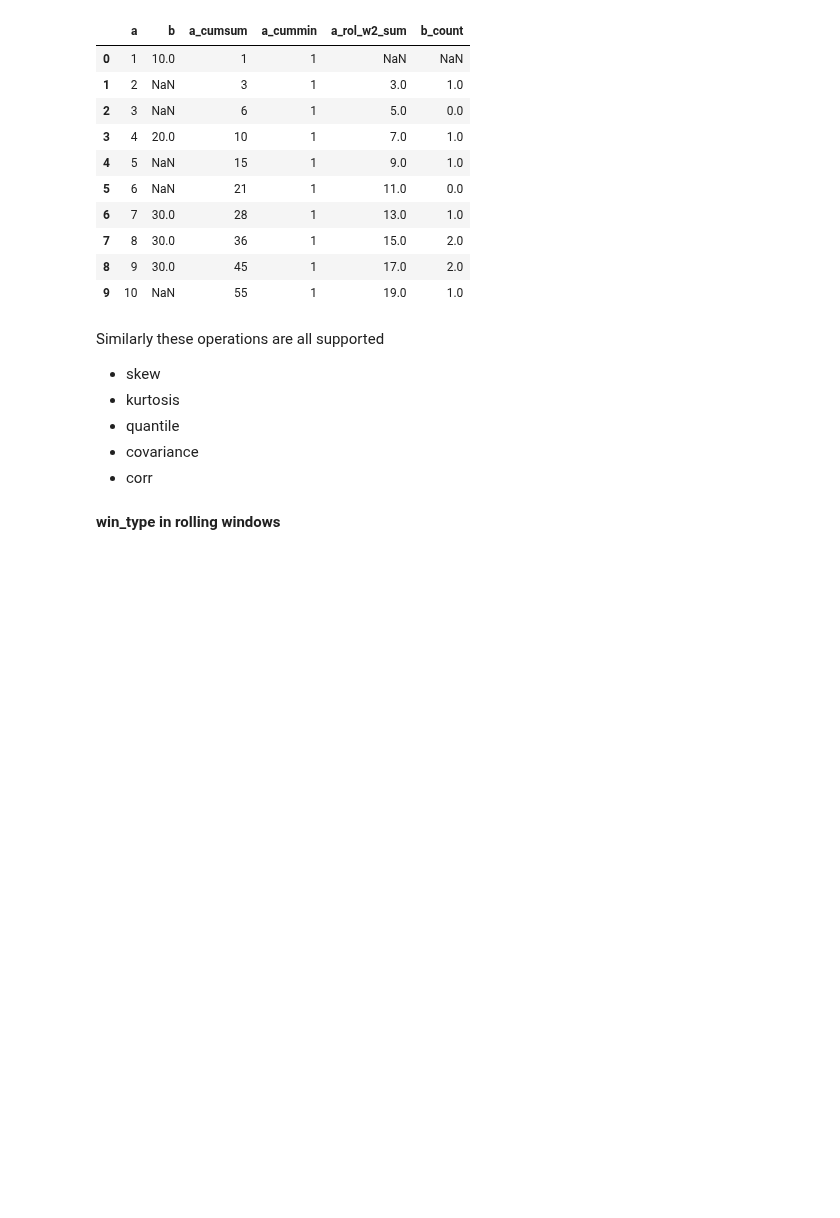
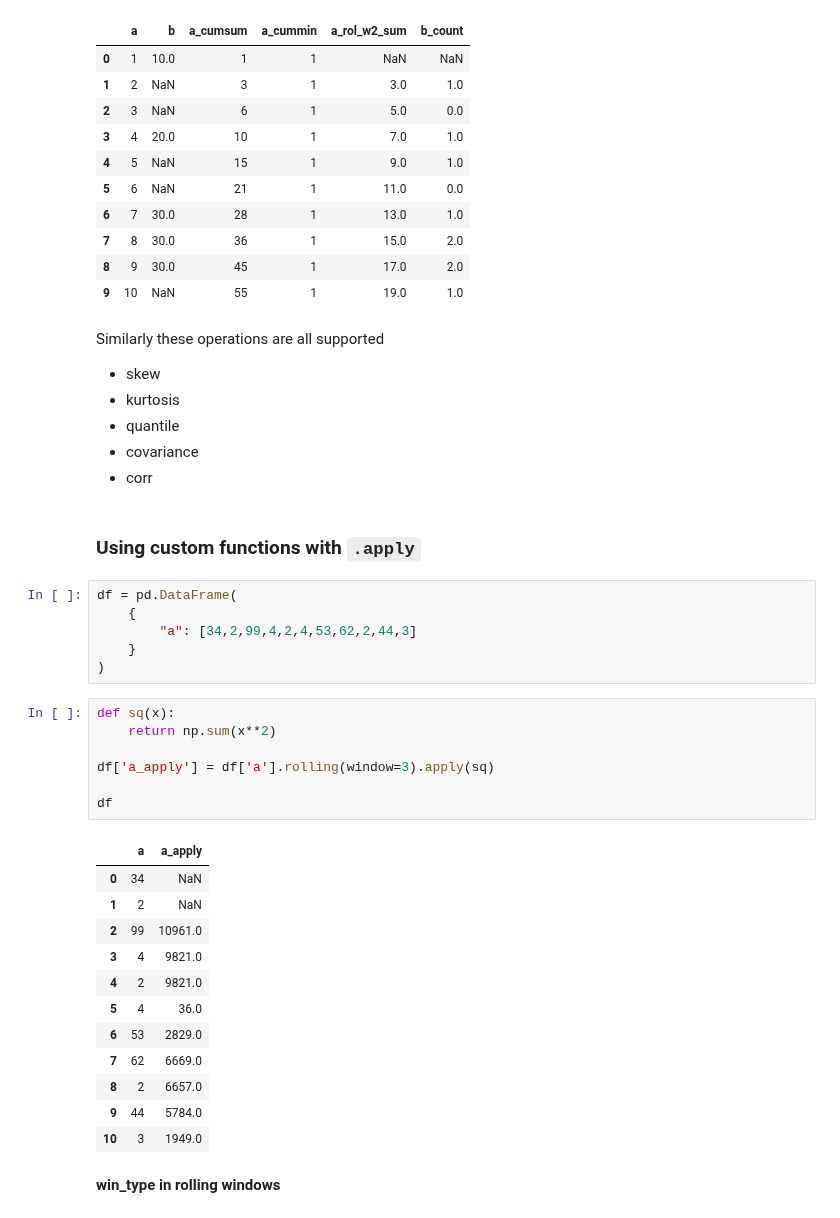
Before and after one commit to ShaunakSen/Problem-Solving-and-Algorithms, a Jupyter notebook: Data challenges - pandas, sql/window_functions_pandas.ipynb, the cells around one changed output. Cells and saved outputs as stored; diff of their text form; blank space fills up the shorter version.

```diff
--- a/Data challenges - pandas, sql/window_functions_pandas.ipynb
+++ b/Data challenges - pandas, sql/window_functions_pandas.ipynb
@@ -163,6 +163,34 @@ Similarly these operations are all supported
 - quantile
 - covariance
 - corr
+# %% [markdown]
+### Using custom functions with `.apply`
+# %%
+df = pd.DataFrame(
+    {
+        "a": [34,2,99,4,2,4,53,62,2,44,3]
+    }
+)
+# %%
+def sq(x):
+    return np.sum(x**2)
+
+df['a_apply'] = df['a'].rolling(window=3).apply(sq)
+
+df
+# %% [output]
+|  | a | a_apply |
+| 0 | 34 | NaN |
+| 1 | 2 | NaN |
+| 2 | 99 | 10961.0 |
+| 3 | 4 | 9821.0 |
+| 4 | 2 | 9821.0 |
+| 5 | 4 | 36.0 |
+| 6 | 53 | 2829.0 |
+| 7 | 62 | 6669.0 |
+| 8 | 2 | 6657.0 |
+| 9 | 44 | 5784.0 |
+| 10 | 3 | 1949.0 |
 # %% [markdown]
 __win_type in rolling windows__
 # %% [markdown]
```
Also changed, not shown: parts of 1 cell of this notebook, 6 other files.
